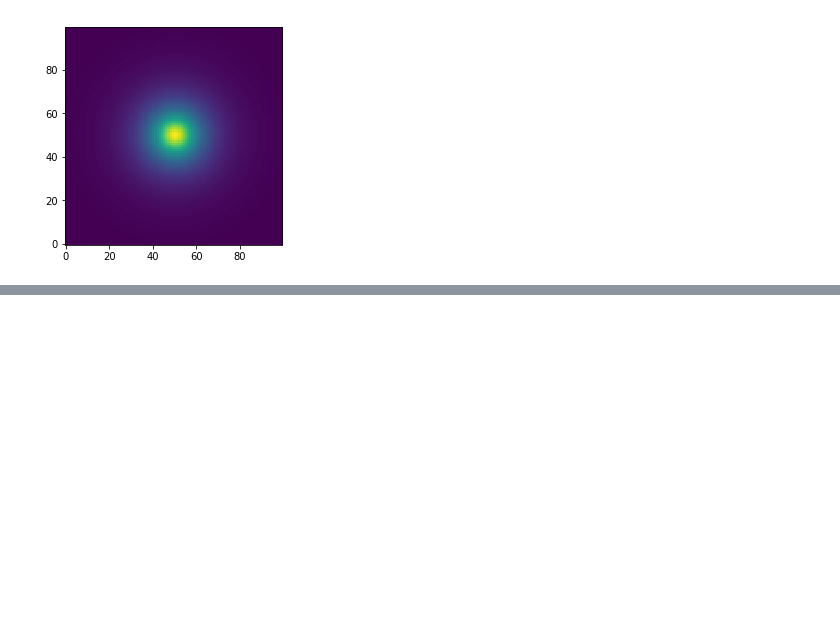
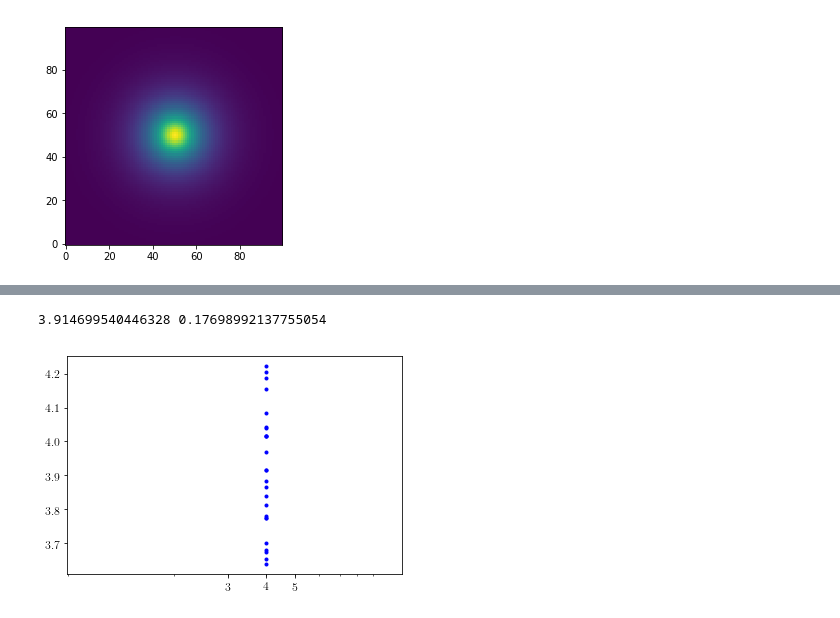
Before and after one commit to dstndstn/TheTractor, a Jupyter notebook: code/sersic-derivs.ipynb, the cells around one changed output, grey strips where cells are left out. Cells and saved outputs as stored; diff of their text form; code cells hidden in the pictures; blank space fills up the shorter version.

```diff
--- a/code/sersic-derivs.ipynb
+++ b/code/sersic-derivs.ipynb
@@ -392,0 +488,11 @@ pwd
+# %%
+print(np.mean(fit_ser), np.std(fit_ser))
+ax1 = plt.gca()
+ax1.plot(true_ser, fit_ser, 'b.');
+ax1.set_xscale('log')
+ax1.set_xticks([3,4,5])
+import matplotlib.ticker
+ax1.get_xaxis().set_major_formatter(matplotlib.ticker.ScalarFormatter())
+# %% [output]
+3.914699540446328 0.17698992137755054
+[figure, added]
```
Also changed, not shown: parts of 10 cells of this notebook, 1 other file.
